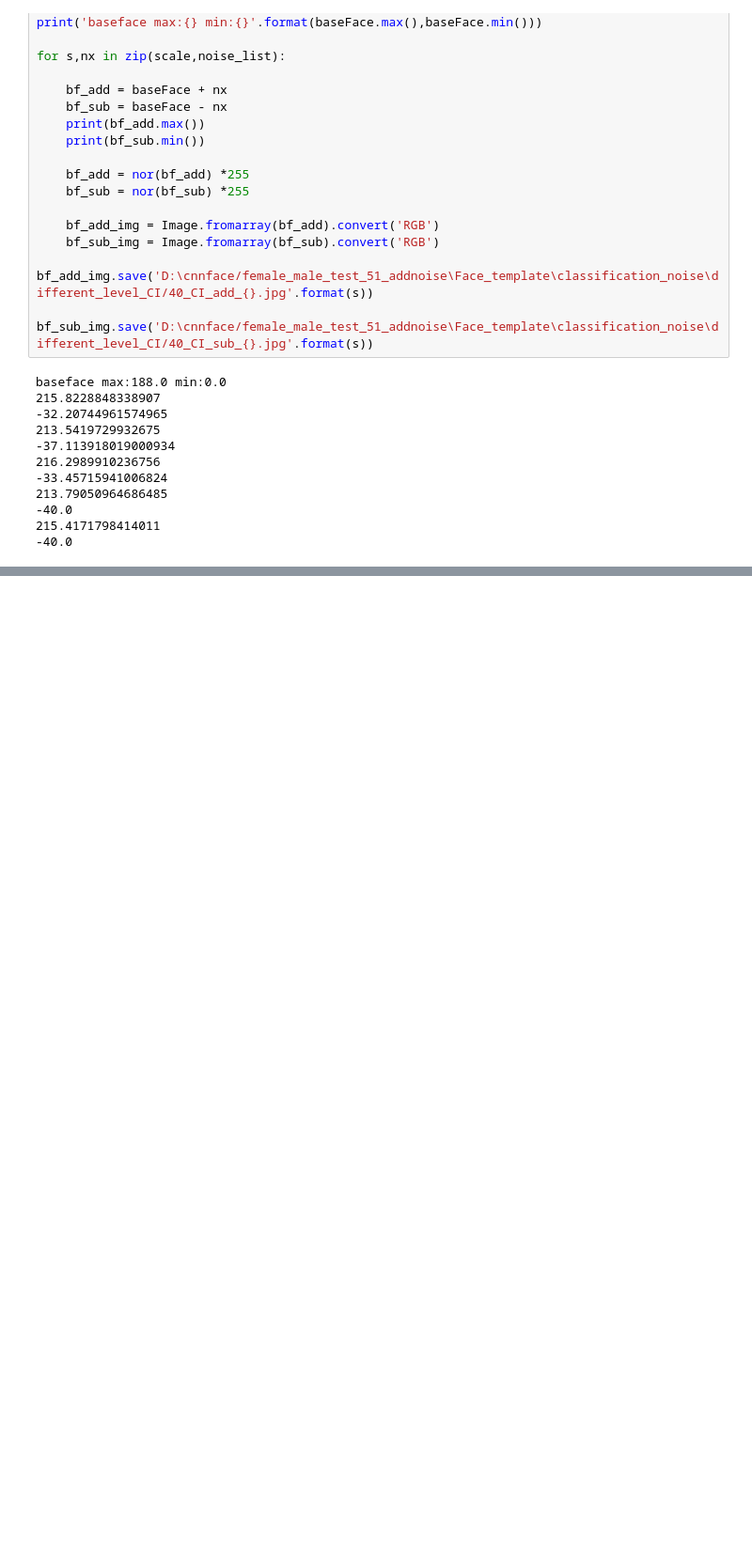
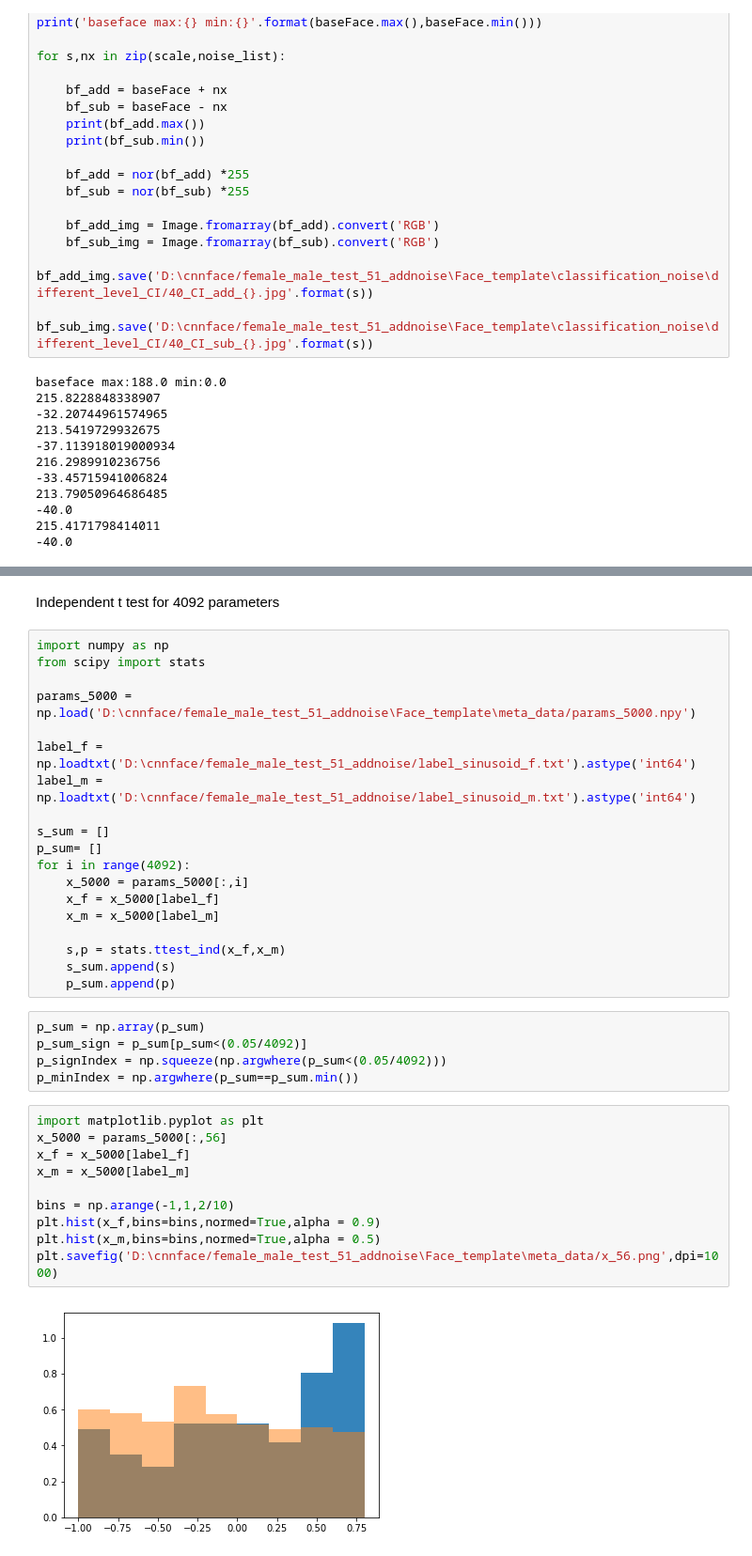
Before and after one commit to YukunQu/cnnface, a Jupyter notebook: core/CI_analysis.ipynb, the cells around one changed output, grey strips where cells are left out. Shown at 94% size. Saved outputs shown, nothing was run; the diff lists cells and outputs as text; blank space fills up the shorter version.

Commit message:
change generation of noise parameter from uniform distribution add CI analysis for independence t test for 4092 parameters

```diff
--- a/core/CI_analysis.ipynb
+++ b/core/CI_analysis.ipynb
@@ -118,0 +155,38 @@ baseface max:188.0 min:0.0
+# %% [markdown]
+Independent t test for 4092 parameters
+# %%
+import numpy as np
+from scipy import stats
+
+params_5000 = np.load('D:\cnnface/female_male_test_51_addnoise\Face_template\meta_data/params_5000.npy')
+
+label_f = np.loadtxt('D:\cnnface/female_male_test_51_addnoise/label_sinusoid_f.txt').astype('int64')
+label_m = np.loadtxt('D:\cnnface/female_male_test_51_addnoise/label_sinusoid_m.txt').astype('int64')
+
+s_sum = []
+p_sum= []
+for i in range(4092):
+    x_5000 = params_5000[:,i]
+    x_f = x_5000[label_f]
+    x_m = x_5000[label_m]
+
+    s,p = stats.ttest_ind(x_f,x_m)
+    s_sum.append(s)
+    p_sum.append(p)
+# %%
+p_sum = np.array(p_sum)
+p_sum_sign = p_sum[p_sum<(0.05/4092)]
+p_signIndex = np.squeeze(np.argwhere(p_sum<(0.05/4092)))
+p_minIndex = np.argwhere(p_sum==p_sum.min())
+# %%
+import matplotlib.pyplot as plt
+x_5000 = params_5000[:,56]
+x_f = x_5000[label_f]
+x_m = x_5000[label_m]
+
+bins = np.arange(-1,1,2/10)
+plt.hist(x_f,bins=bins,normed=True,alpha = 0.9)
+plt.hist(x_m,bins=bins,normed=True,alpha = 0.5)
+plt.savefig('D:\cnnface/female_male_test_51_addnoise\Face_template\meta_data/x_56.png',dpi=1000)
+# %% [output]
+[figure, added]
```
Also changed, not shown: parts of 5 cells of this notebook, 2 other files.
